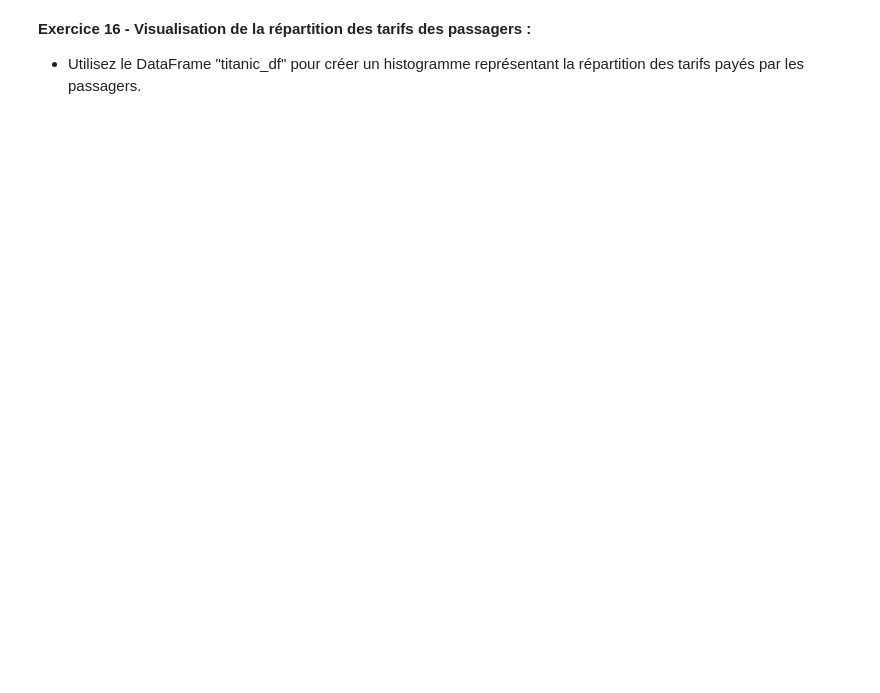
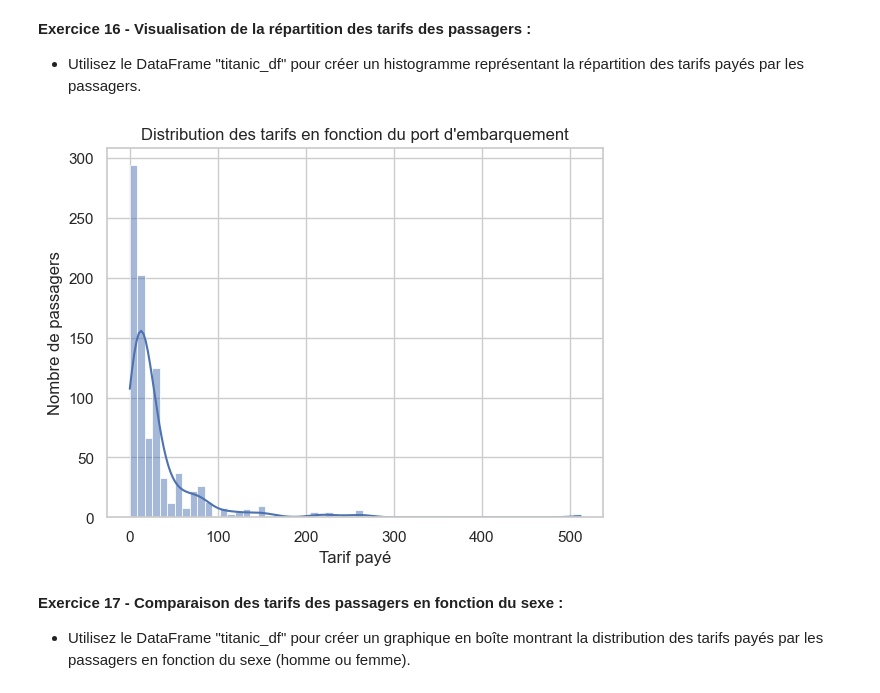
Before and after one commit to timdazayous/InitiationPython, a Jupyter notebook: Seaborn.ipynb, the cells around one changed output. Cells and saved outputs as stored; diff of their text form; code cells hidden in the pictures; blank space fills up the shorter version.

```diff
--- a/Seaborn.ipynb
+++ b/Seaborn.ipynb
@@ -424,3 +426,17 @@ plt.show()
 # %% [markdown]
 **Exercice 16 - Visualisation de la répartition des tarifs des passagers :**
 * Utilisez le DataFrame "titanic_df" pour créer un histogramme représentant la répartition des tarifs payés par les passagers.
+# %%
+sns.set(style='whitegrid')
+
+sns.histplot(data=titanic_df, x='Fare',kde=True)
+
+plt.title("Distribution des tarifs en fonction du port d'embarquement")
+plt.xlabel("Tarif payé")
+plt.ylabel("Nombre de passagers")
+plt.show()
+# %% [output]
+[figure, added]
+# %% [markdown]
+**Exercice 17 - Comparaison des tarifs des passagers en fonction du sexe :**
+* Utilisez le DataFrame "titanic_df" pour créer un graphique en boîte montrant la distribution des tarifs payés par les passagers en fonction du sexe (homme ou femme).
```
Also changed, not shown: parts of 7 cells of this notebook.
